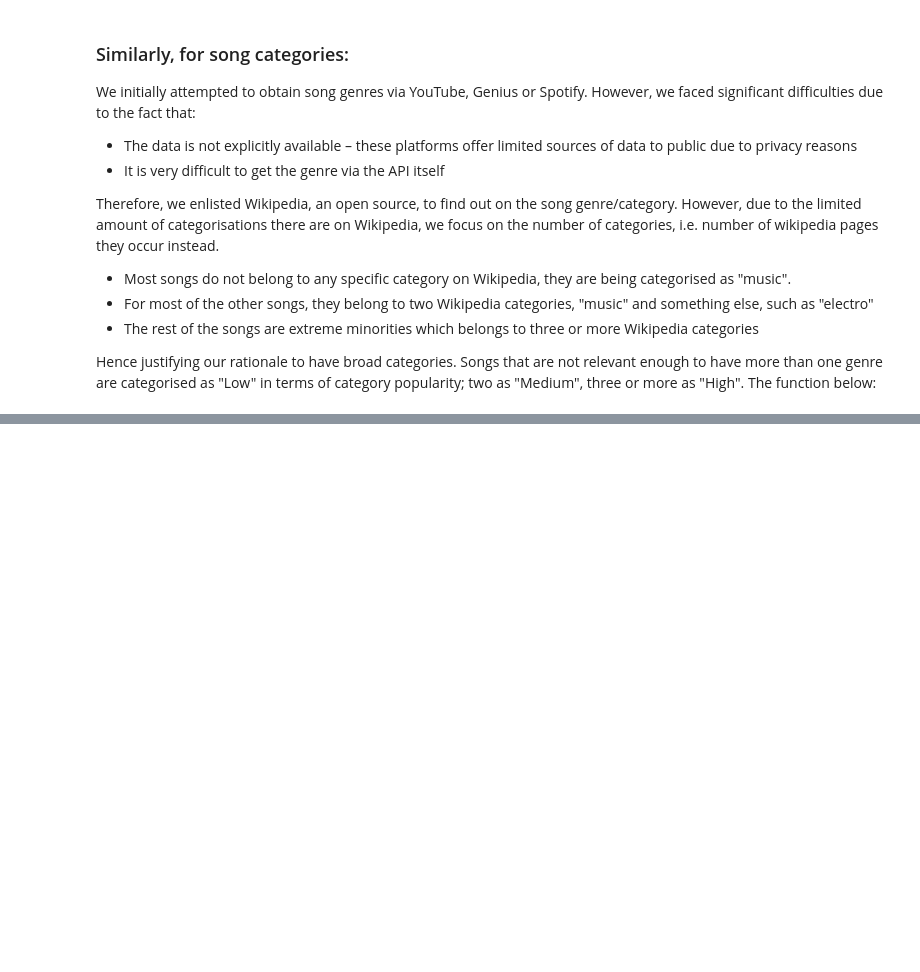
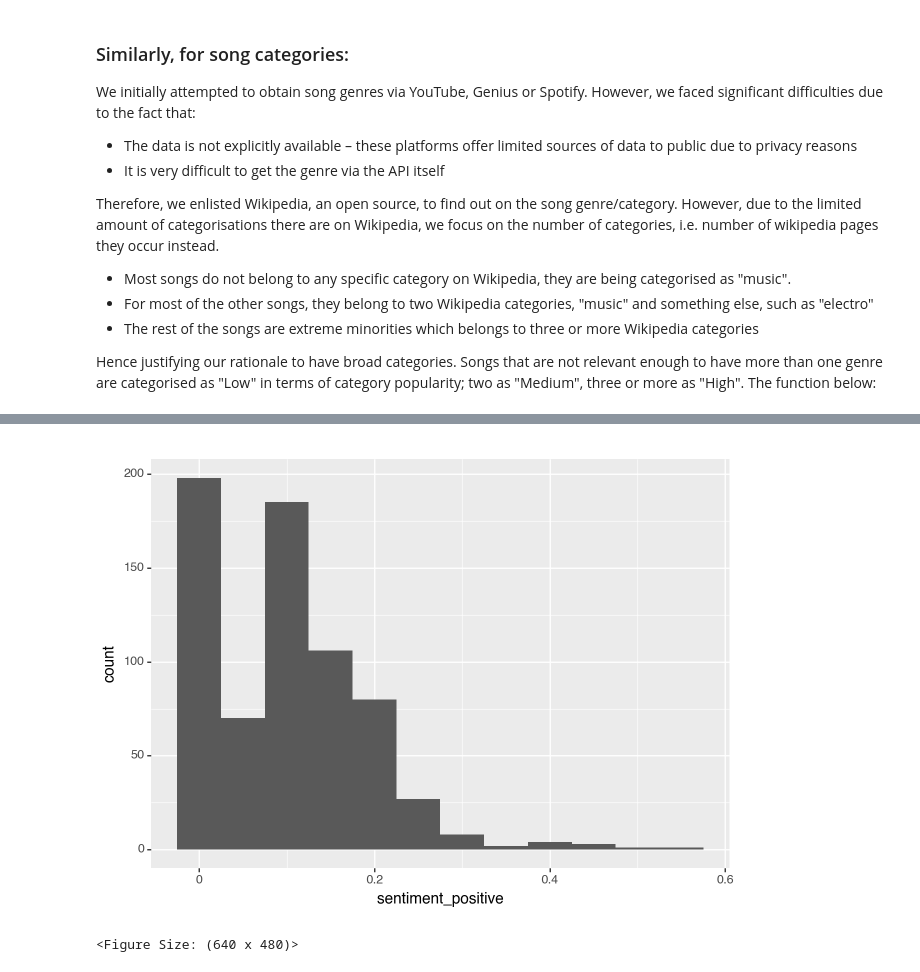
Before and after one commit to lse-ds105/ds105a-project-music-metrics, a Jupyter notebook: notebooks/ruikai_2024_edited_ruijie.ipynb, the cells around one changed output, grey strips where cells are left out. Saved outputs shown, nothing was run; the diff lists cells and outputs as text; code cells hidden in the pictures; blank space fills up the shorter version.

```diff
--- a/notebooks/ruikai_2024_edited_ruijie.ipynb
+++ b/notebooks/ruikai_2024_edited_ruijie.ipynb
@@ -176,5 +270,13 @@ response.json()
+# %%
+df['popularity'] = df['title'].apply(lambda x: get_popularity(x))
+# %%
+df['explicitness'] = df['title'].apply(lambda x: get_explicitness(x))
+# %%
+df['markets'] = df['title'].apply(lambda x: get_market_number(x))
 # %%
-df['release_date'] = df['Song'].apply(lambda x: get_release_date(x, client_id, client_secret))
-df['popularity'] = df['Song'].apply(lambda x: get_popularity(x, client_id, client_secret))
-df['explicitness'] = df['Song'].apply(lambda x: get_explicitness(x, client_id, client_secret))
-df['markets'] = df['Song'].apply(lambda x: get_market_number(x, client_id, client_secret))
+df['release_date'] = df['title'].apply(lambda x: get_release_date(x))
+df['popularity'] = df['title'].apply(lambda x: get_popularity(x))
+df['explicitness'] = df['title'].apply(lambda x: get_explicitness(x))
+df['markets'] = df['title'].apply(lambda x: get_market_number(x))
+
+df.head()
@@ -277,12 +388,15 @@ g = p9.ggplot(
 g
 # %%
 hist = p9.ggplot(
-    mapping = p9.aes(x = 'sentiment_compound'),
+    mapping = p9.aes(x = 'sentiment_positive'),
     data = df
 ) + \
 geom_histogram(binwidth=0.05)
 
 hist
+# %% [output]
+[figure, added]
+<Figure Size: (640 x 480)>
 # %%
 boxplot = (
     ggplot(df) +
```
Also changed, not shown: parts of 29 cells of this notebook, 3 other files.
